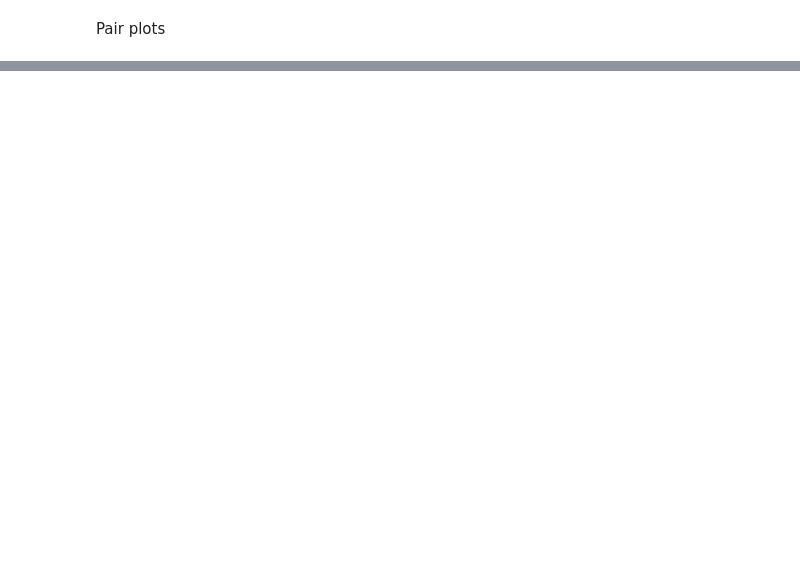
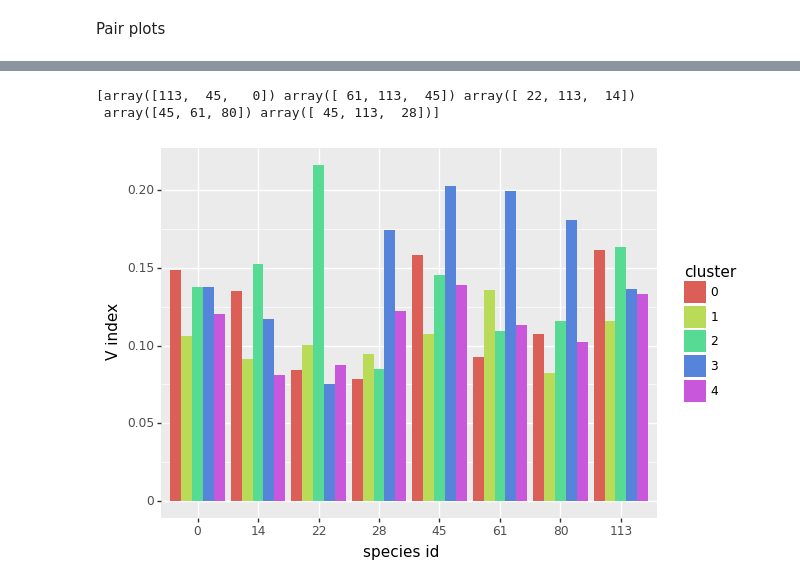
Before and after one commit to LGhilotti/pp_mix, a Jupyter notebook: data/Bauges_data/clustering_analysis.ipynb, the cells around one changed output, grey strips where cells are left out. Cells and saved outputs as stored; diff of their text form; code cells hidden in the pictures; blank space fills up the shorter version.

Commit message:
clustering analysis for species

```diff
--- a/data/Bauges_data/clustering_analysis.ipynb
+++ b/data/Bauges_data/clustering_analysis.ipynb
@@ -78,0 +72,22 @@ sns.pairplot(df_cluster, vars = ['bio_1_0', 'bio_12_0', 'bio_19_0','bio_8_0'],
+# %%
+with open("Bauges_data.csv", newline='') as my_csv:
+            data_species = pd.read_csv(my_csv, sep=',', index_col=0)
+# %%
+# the best clustering is: applam_d_4_fixed_out/rho_50_ranges_50_out_0
+best_clust = pd.read_csv("best_clus.txt", sep=" ", header=None).astype(int)
+#best_clust = best_clust.astype("category")
+# %%
+# Define the different indexes V for measuring association
+
+### Compute Cramer's V [But to be substituted with meaningful index]
+def cramers(cont):
+    #Chi-squared test statistic, sample size, and minimum of rows and columns
+    X2 = stats.chi2_contingency(cont, correction=False)[0]
+    n = np.sum(cont)
+    minDim = min(cont.shape)-1
+    #calculate Cramer's V
+    return np.sqrt((X2/n) / minDim)
+
+### Compute the ratio between sites with the species over the sites of the cluster
+def jaccard(cont):
+  return cont[1,1]/(cont[1,1]+cont[0,1]+cont[1,0])
@@ -78,0 +124,28 @@ sns.pairplot(df_cluster, vars = ['bio_1_0', 'bio_12_0', 'bio_19_0','bio_8_0'],
+# %%
+### Most relevant species within each group
+print(rel_species_pc)
+# %% [output]
+[array([113,  45,   0]) array([ 61, 113,  45]) array([ 22, 113,  14])
+ array([45, 61, 80]) array([ 45, 113,  28])]
+# %%
+### Plot the results
+rel_species = np.unique(np.concatenate(rel_species_pc))
+V_rel_species_pc = np.array([V_sp[rel_species] for V_sp in V_species_pc])
+
+# Build the dataframe with three columns (cluster, rel_species, V_rel_species)
+num_rel_species = rel_species.size
+
+col_cluster = np.repeat(range(nclusters), num_rel_species)
+col_rel_species = np.tile(rel_species, nclusters)
+col_V_rel_species = V_rel_species_pc.flatten()
+
+df = pd.DataFrame({ 'cluster': col_cluster , 'rel_species' : col_rel_species, 'V_index': col_V_rel_species})
+df['cluster']=df['cluster'].astype("category")
+df['rel_species']=df['rel_species'].astype("category")
+
+# Barplot with multiple groups
+species = ggplot(df, aes("rel_species", "V_index", fill="cluster")) +  geom_bar(stat="identity", position="dodge") \
+  + xlab("species id") + ylab("V index")
+print(species)
+# %% [output]
+[figure, added]
```
Also changed, not shown: parts of 8 cells of this notebook, 1 other file.
